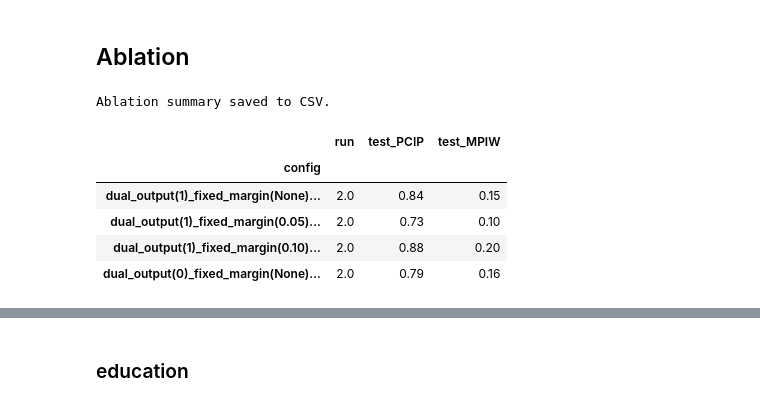
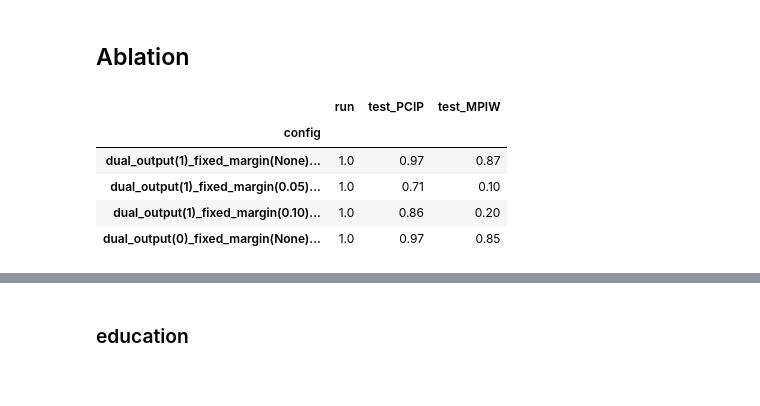
Before and after one commit to sybeam27/QpiGNN, a Jupyter notebook: results_check.ipynb, the cells around one changed output, grey strips where cells are left out. Drawn from its saved outputs; the diff is of its cells as text; code cells hidden in the pictures.

```diff
--- a/results_check.ipynb
+++ b/results_check.ipynb
@@ -351,11 +351,14 @@ def summarize_ablation_results(result_dir):
     df = pd.DataFrame(rows)
     return df
 
-dataset = 'tree'
-result_dir = f"./ablation/{dataset}/"  # 실험 결과 저장 디렉토리
-df_summary = summarize_ablation_results(result_dir)
-df_summary.to_csv(f"./ablation/{dataset}_ablation_summary.csv", index=False)
-print("Ablation summary saved to CSV.")
+# dataset = 'tree'
+# result_dir = f"./ablation/{dataset}/"  # 실험 결과 저장 디렉토리
+# df_summary = summarize_ablation_results(result_dir)
+# df_summary.to_csv(f"./ablation/{dataset}_ablation_summary.csv", index=False)
+# print("Ablation summary saved to CSV.")
+
+ablation = 'ablation (0.01)'
+dataset = 'basic'
 
 configs_to_include_arch = [
     # Architecture ablation
@@ -374,17 +377,15 @@ configs_to_include_loss = [
     "dual_output(1)_fixed_margin(None)_use_sample_loss(0)_use_coverage_loss(0)_use_width_loss(1)",
     "dual_output(1)_fixed_margin(None)_use_sample_loss(1)_use_coverage_loss(0)_use_width_loss(0)",
 ]
-# %% [output]
-Ablation summary saved to CSV.
 # %%
-pd.read_csv(f"./ablation/{dataset}_ablation_summary.csv").groupby('config').mean().round(2).loc[configs_to_include_arch].iloc[:, :3]
+pd.read_csv(f"./{ablation}/{dataset}_ablation_summary.csv").groupby('config').mean().round(2).loc[configs_to_include_arch].iloc[:, :3]
 # %% [output]
 |  | run | test_PCIP | test_MPIW |
 | config |  |  |  |
-| dual_output(1)_fixed_margin(None)... | 2.0 | 0.84 | 0.15 |
-| dual_output(1)_fixed_margin(0.05)... | 2.0 | 0.73 | 0.10 |
-| dual_output(1)_fixed_margin(0.10)... | 2.0 | 0.88 | 0.20 |
-| dual_output(0)_fixed_margin(None)... | 2.0 | 0.79 | 0.16 |
+| dual_output(1)_fixed_margin(None)... | 1.0 | 0.97 | 0.87 |
+| dual_output(1)_fixed_margin(0.05)... | 1.0 | 0.71 | 0.10 |
+| dual_output(1)_fixed_margin(0.10)... | 1.0 | 0.86 | 0.20 |
+| dual_output(0)_fixed_margin(None)... | 1.0 | 0.97 | 0.85 |
 # %%
 pd.read_csv(f"./ablation/{dataset}_ablation_summary.csv").groupby('config').mean().round(2).loc[configs_to_include_loss].iloc[:, :3]
 # %% [output]
```
Also changed, not shown: parts of 1 cell of this notebook, 10 other files.
